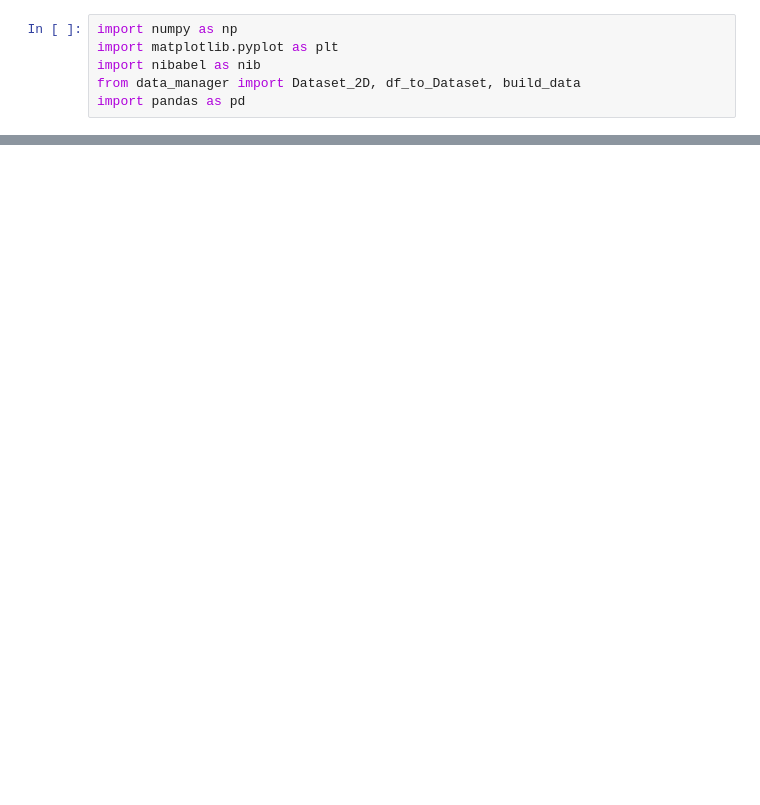
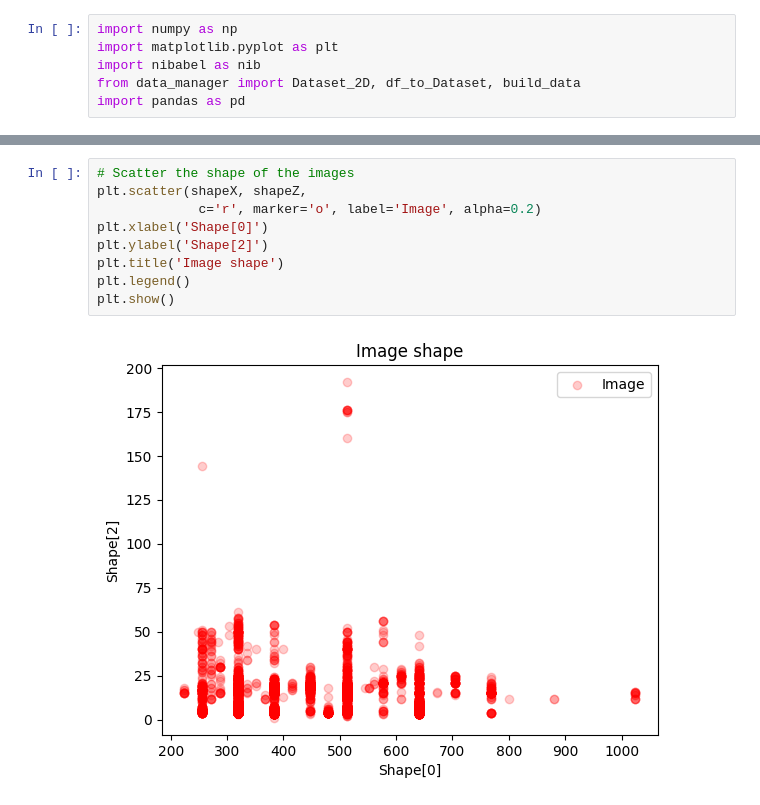
Before and after one commit to ivadomed/lumbar-classification-rsna-challenge-2024, a Jupyter notebook: Analyse_data.ipynb, the cells around one changed output, grey strips where cells are left out. Saved outputs shown, nothing was run; the diff lists cells and outputs as text; blank space fills up the shorter version.

```diff
--- a/Analyse_data.ipynb
+++ b/Analyse_data.ipynb
@@ -48,2 +53,13 @@ torch.Size([1, 512, 512, 16])
+# %%
+# Scatter the shape of the images
+plt.scatter(shapeX, shapeZ,
+             c='r', marker='o', label='Image', alpha=0.2)
+plt.xlabel('Shape[0]')
+plt.ylabel('Shape[2]')
+plt.title('Image shape')
+plt.legend()
+plt.show()
+# %% [output]
+[figure, added]
 # %%
 # Scatter the shape of the images
```
Also changed, not shown: parts of 3 cells of this notebook, 5 other files.
